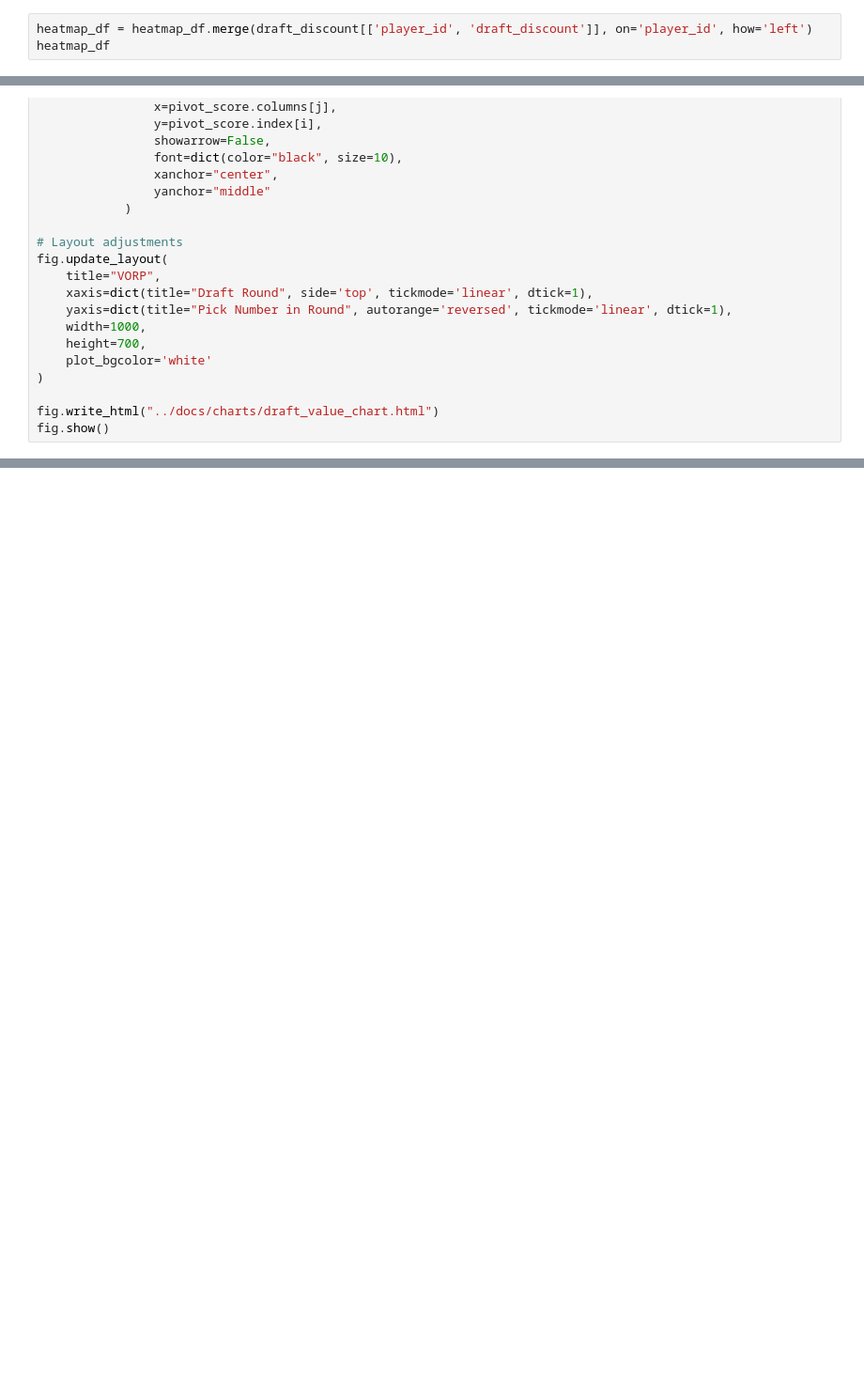
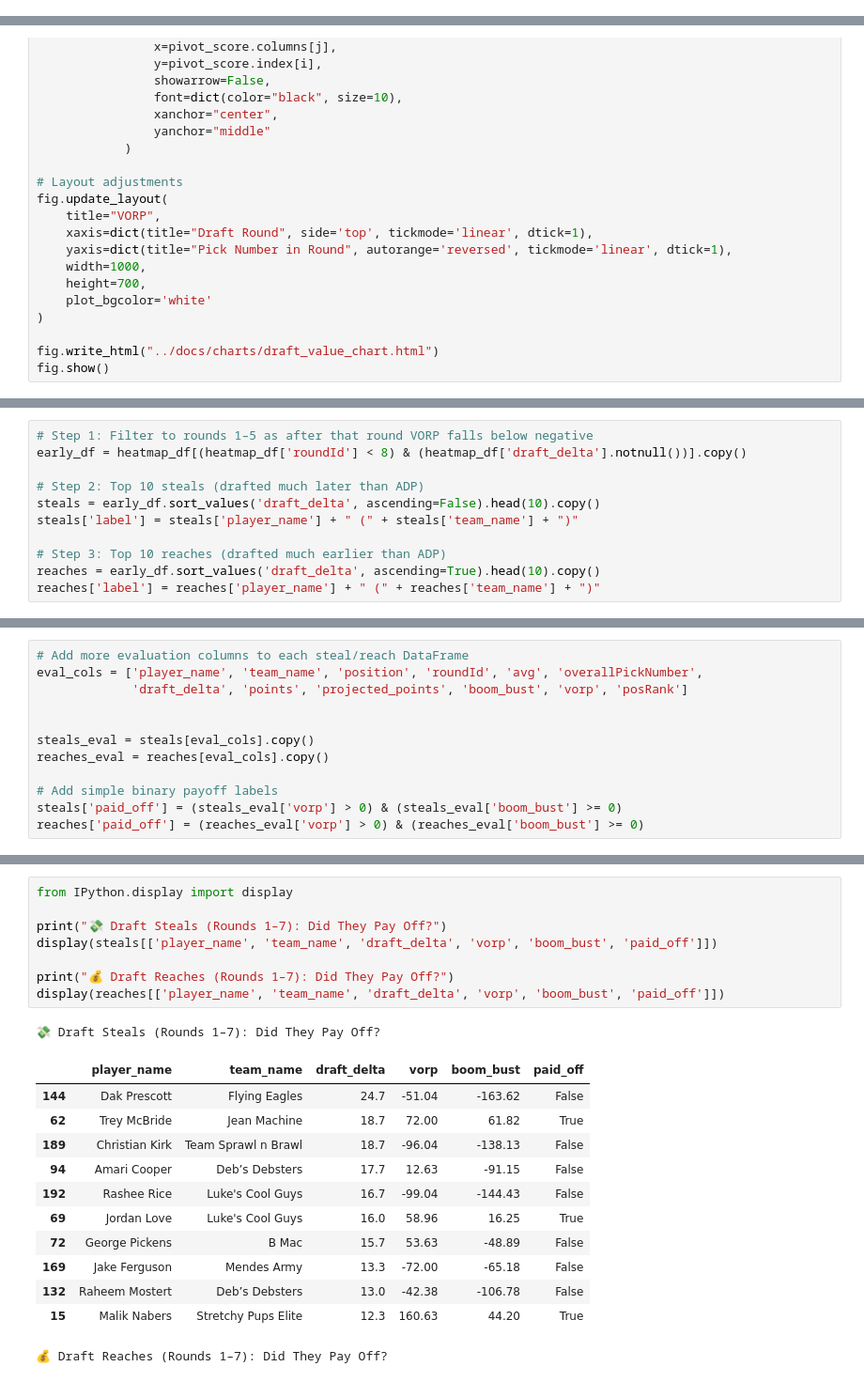
Before and after one commit to justinmck/fantasy-football-draft-toolkit, a Jupyter notebook: notebooks/NB03-analysis.ipynb, the cells around one changed output, grey strips where cells are left out. Shown: that part at 94% size. Cells and saved outputs as stored; diff of their text form; blank space fills up the shorter version.

```diff
--- a/notebooks/NB03-analysis.ipynb
+++ b/notebooks/NB03-analysis.ipynb
@@ -261,3 +240,0 @@ draft_discount
-# %%
-heatmap_df = heatmap_df.merge(draft_discount[['player_id', 'draft_discount']], on='player_id', how='left')
-heatmap_df
@@ -487 +547,12 @@ ValueError: Expected a 2-dimensional container but got <class 'pandas.core.serie
+# %%
+# Step 1: Filter to rounds 1–5 as after that round VORP falls below negative
+early_df = heatmap_df[(heatmap_df['roundId'] < 8) & (heatmap_df['draft_delta'].notnull())].copy()
+
+# Step 2: Top 10 steals (drafted much later than ADP)
+steals = early_df.sort_values('draft_delta', ascending=False).head(10).copy()
+steals['label'] = steals['player_name'] + " (" + steals['team_name'] + ")"
+
+# Step 3: Top 10 reaches (drafted much earlier than ADP)
+reaches = early_df.sort_values('draft_delta', ascending=True).head(10).copy()
+reaches['label'] = reaches['player_name'] + " (" + reaches['team_name'] + ")"
 # %%
@@ -499,0 +646,12 @@ Who had the most value per ppg
+# %%
+# Add more evaluation columns to each steal/reach DataFrame
+eval_cols = ['player_name', 'team_name', 'position', 'roundId', 'avg', 'overallPickNumber',
+             'draft_delta', 'points', 'projected_points', 'boom_bust', 'vorp', 'posRank']
+
+
+steals_eval = steals[eval_cols].copy()
+reaches_eval = reaches[eval_cols].copy()
+
+# Add simple binary payoff labels
+steals['paid_off'] = (steals_eval['vorp'] > 0) & (steals_eval['boom_bust'] >= 0)
+reaches['paid_off'] = (reaches_eval['vorp'] > 0) & (reaches_eval['boom_bust'] >= 0)
@@ -499,0 +668,22 @@ Who had the most value per ppg
+# %%
+from IPython.display import display
+
+print("💸 Draft Steals (Rounds 1–7): Did They Pay Off?")
+display(steals[['player_name', 'team_name', 'draft_delta', 'vorp', 'boom_bust', 'paid_off']])
+
+print("💰 Draft Reaches (Rounds 1–7): Did They Pay Off?")
+display(reaches[['player_name', 'team_name', 'draft_delta', 'vorp', 'boom_bust', 'paid_off']])
+# %% [output]
+💸 Draft Steals (Rounds 1–7): Did They Pay Off?
+|  | player_name | team_name | draft_delta | vorp | boom_bust | paid_off |
+| 144 | Dak Prescott | Flying Eagles | 24.7 | -51.04 | -163.62 | False |
+| 62 | Trey McBride | Jean Machine | 18.7 | 72.00 | 61.82 | True |
+| 189 | Christian Kirk | Team Sprawl n Brawl | 18.7 | -96.04 | -138.13 | False |
+| 94 | Amari Cooper | Deb’s Debsters | 17.7 | 12.63 | -91.15 | False |
+| 192 | Rashee Rice | Luke's Cool Guys | 16.7 | -99.04 | -144.43 | False |
+| 69 | Jordan Love | Luke's Cool Guys | 16.0 | 58.96 | 16.25 | True |
+| 72 | George Pickens | B Mac | 15.7 | 53.63 | -48.89 | False |
+| 169 | Jake Ferguson | Mendes Army | 13.3 | -72.00 | -65.18 | False |
+| 132 | Raheem Mostert | Deb’s Debsters | 13.0 | -42.38 | -106.78 | False |
+| 15 | Malik Nabers | Stretchy Pups Elite | 12.3 | 160.63 | 44.20 | True |
+💰 Draft Reaches (Rounds 1–7): Did They Pay Off?
```
Also changed, not shown: parts of 53 cells of this notebook, 20 other files.
